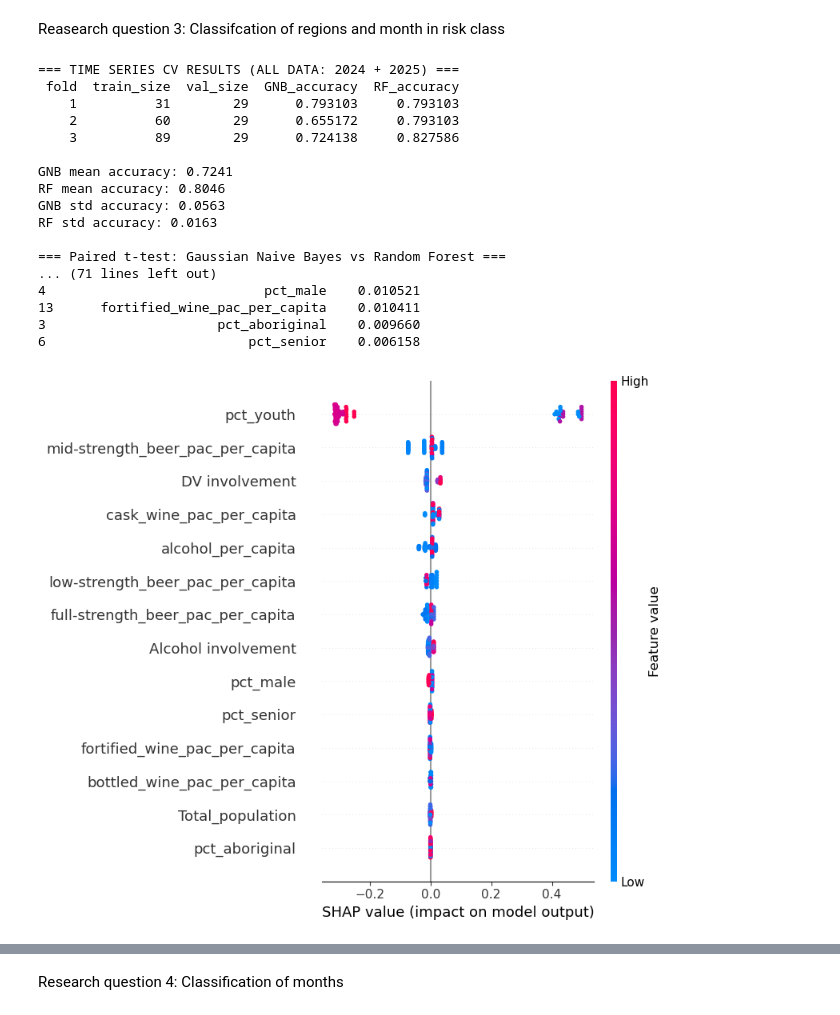
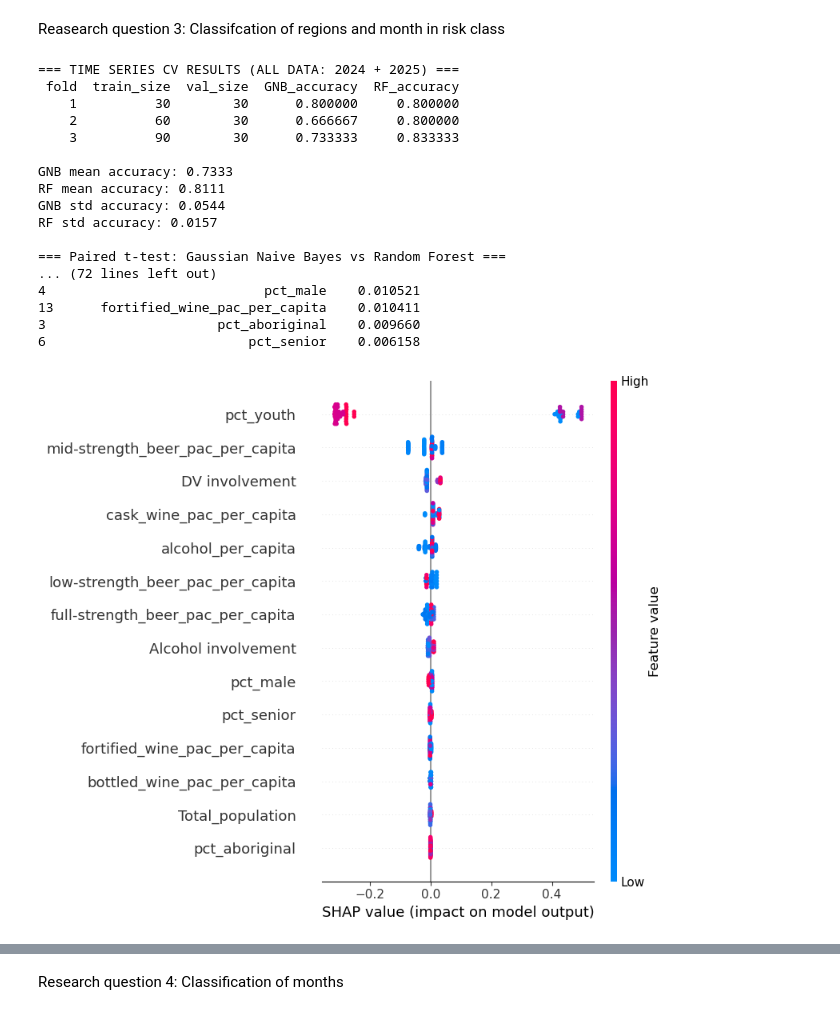
Before and after one commit to thomastran2k2/HIT564-Assignment-2-G1-Sem1-2026, a Jupyter notebook: assignment_4.ipynb, the cells around one changed output, grey strips where cells are left out. Drawn from its saved outputs; the diff is of its cells as text; code cells hidden in the pictures.

Commit message:
fix the missing data due to quantile edge

```diff
--- a/assignment_4.ipynb
+++ b/assignment_4.ipynb
@@ -84,7 +84,7 @@ df = df[cols_to_keep]
 train_2024 = df[df["Year"] == 2024]
 quantile_edges = train_2024["assault_rate"].quantile([0, 0.33, 0.66, 1]).values
 
-# Apply fixed bins to ALL months
+# Apply fixed bins to ALL months using 2024 quantiles
 df["risk_class"] = pd.cut(
     df["assault_rate"],
     bins=quantile_edges,
@@ -92,7 +92,11 @@ df["risk_class"] = pd.cut(
     include_lowest=True
 )
 
-df = df.dropna(subset=["risk_class"])
+# For out-of-distribution values, assign to boundary classes (no leakage)
+# Values below 2024 min → "low"; values above 2024 max → "high"
+df.loc[df["risk_class"].isna() & (df["assault_rate"] < quantile_edges[0]), "risk_class"] = "low"
+df.loc[df["risk_class"].isna() & (df["assault_rate"] > quantile_edges[-1]), "risk_class"] = "high"
+
 df["risk_class"] = df["risk_class"].astype(str)
 
 # Sort by Year and Month to ensure temporal order
@@ -166,6 +170,8 @@ print(f"p-value: {p_val:.4f}")
 # ---------------------------------------------------------
 train = df[df['Year'] == 2024]
 test  = df[df['Year'] == 2025]
+
+print(len(test))
 
 X_train = train[feature_cols]
 y_train = train['risk_class']
@@ -308,42 +314,42 @@ X_test_np = X_test.to_numpy()
 explainer = shap.TreeExplainer(rf)
 shap_values = explainer.shap_values(X_test_np)
 
 
 # Identify correct index for "high" class
 
 high_idx = list(rf.classes_).index("high")
 
 # Handle both old SHAP (list) and new SHAP (3D ndarray)
 if isinstance(shap_values, np.ndarray) and shap_values.ndim == 3:
     shap_vals_high = shap_values[:, :, high_idx]
 else:
     shap_vals_high = shap_values[high_idx]
 
 # SHAP summary plot
 shap.summary_plot(
     shap_vals_high,
     X_test_np,
     feature_names=feature_cols
 )
 # %% [output]
 === TIME SERIES CV RESULTS (ALL DATA: 2024 + 2025) ===
  fold  train_size  val_size  GNB_accuracy  RF_accuracy
-    1          31        29      0.793103     0.793103
-    2          60        29      0.655172     0.793103
-    3          89        29      0.724138     0.827586
+    1          30        30      0.800000     0.800000
+    2          60        30      0.666667     0.800000
+    3          90        30      0.733333     0.833333
 
-GNB mean accuracy: 0.7241
-RF mean accuracy: 0.8046
-GNB std accuracy: 0.0563
-RF std accuracy: 0.0163
+GNB mean accuracy: 0.7333
+RF mean accuracy: 0.8111
+GNB std accuracy: 0.0544
+RF std accuracy: 0.0157
 
 === Paired t-test: Gaussian Naive Bayes vs Random Forest ===
-... (71 lines left out)
+... (72 lines left out)
 4                            pct_male    0.010521
 13      fortified_wine_pac_per_capita    0.010411
 3                      pct_aboriginal    0.009660
 6                          pct_senior    0.006158
-[figure, old version]
+[figure, new version]
 # %%
 # GaussianNB model summary
 # Note: GaussianNB from sklearn doesn't provide summary statistics like statsmodels
```
Also changed, not shown: parts of 5 cells of this notebook.
